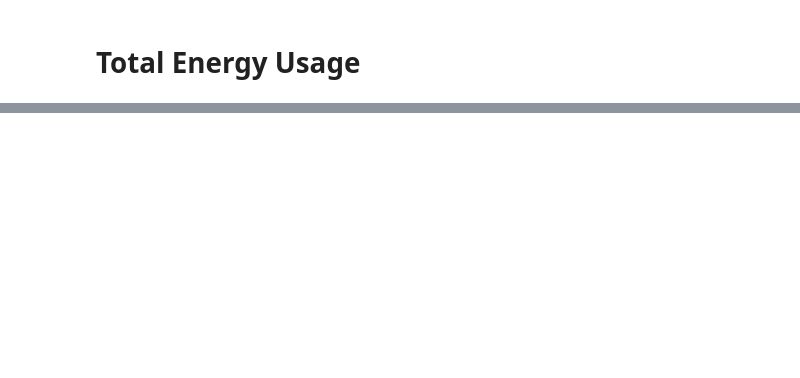
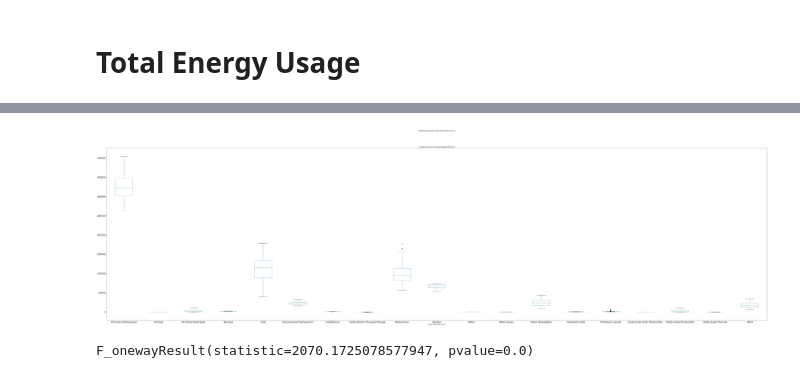
Before and after one commit to DylanRCastillo/CA-US-Emissions-and-Energy-Production, a Jupyter notebook: project_analysis_notebook.ipynb, the cells around one changed output, grey strips where cells are left out. Saved outputs shown, nothing was run; the diff lists cells and outputs as text; code cells hidden in the pictures; blank space fills up the shorter version.

Commit message:
Dylan ANOVA test to Cleaning and Analysis file

```diff
--- a/project_analysis_notebook.ipynb
+++ b/project_analysis_notebook.ipynb
@@ -374,0 +290,5 @@ plt.show()
+# %%
+#ANOVA Testing Data - Dylan
+filepath_dylan = 'Resources/Clean US Power Source vs Energy Production.csv'
+data_dylan = pd.read_csv(filepath_dylan)
+data_dylan.head()
@@ -374,0 +343,6 @@ plt.show()
+# %%
+#ANOVA sample variance between means of each power-source - Dylan
+data_dylan.boxplot(column='Energy Production (Thousand Megawatthours)', by='United States Power Source', figsize=(90,25), grid=False, fontsize='18')
+plt.savefig('Images/Box-Plot U.S. Energy Production Years 2010-2020.png', transparent=False, bbox_inches='tight')
+# %% [output]
+[figure, added]
@@ -374,0 +382,5 @@ plt.show()
+# %%
+#ANOVA Test - Dylan
+stats.f_oneway(group2_dylan, group3_dylan, group4_dylan, group5_dylan, group6_dylan, group7_dylan, group8_dylan, group9_dylan, group10_dylan, group11_dylan, group12_dylan, group13_dylan, group14_dylan, group15_dylan, group16_dylan, group17_dylan, group18_dylan, group19_dylan)
+# %% [output]
+F_onewayResult(statistic=2070.1725078577947, pvalue=0.0)
```
Also changed, not shown: parts of 24 cells of this notebook, 3 other files.
